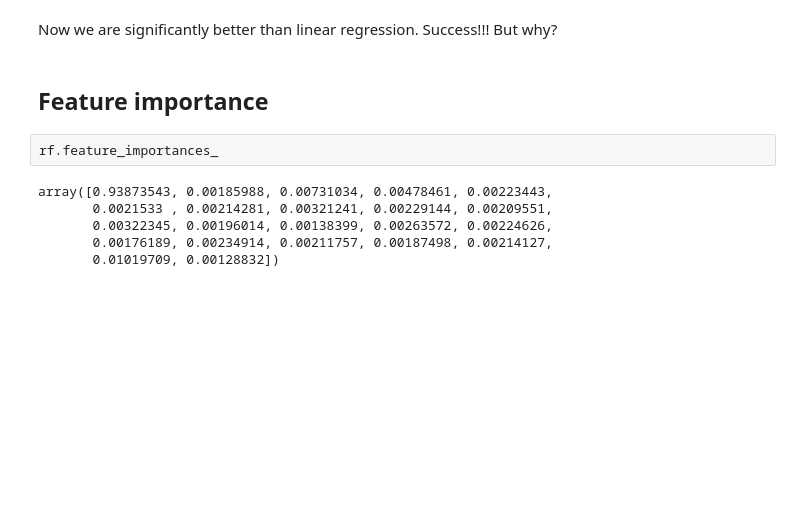
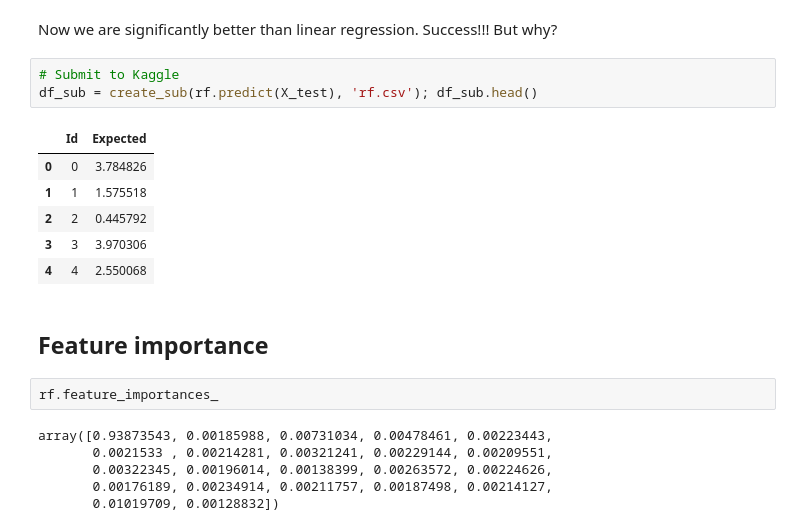
Before and after one commit to waves2weather/W2W-ML-Workshop, a Jupyter notebook: nb2_sklearn-lr-rf.ipynb, the cells around one changed output. Saved outputs shown, nothing was run; the diff lists cells and outputs as text; blank space fills up the shorter version.

```diff
--- a/nb2_sklearn-lr-rf.ipynb
+++ b/nb2_sklearn-lr-rf.ipynb
@@ -241,5 +258,15 @@ Train R2 =  0.97591410368173 , Valid R2 =  0.9238060325252266 , Valid MSE =  3.0
 # %% [markdown]
 Now we are significantly better than linear regression. Success!!! But why?
+# %%
+# Submit to Kaggle
+df_sub = create_sub(rf.predict(X_test), 'rf.csv'); df_sub.head()
+# %% [output]
+|  | Id | Expected |
+| 0 | 0 | 3.784826 |
+| 1 | 1 | 1.575518 |
+| 2 | 2 | 0.445792 |
+| 3 | 3 | 3.970306 |
+| 4 | 4 | 2.550068 |
 # %% [markdown]
 ## Feature importance
 # %%
```
Also changed, not shown: parts of 15 cells of this notebook, 3 other files.
